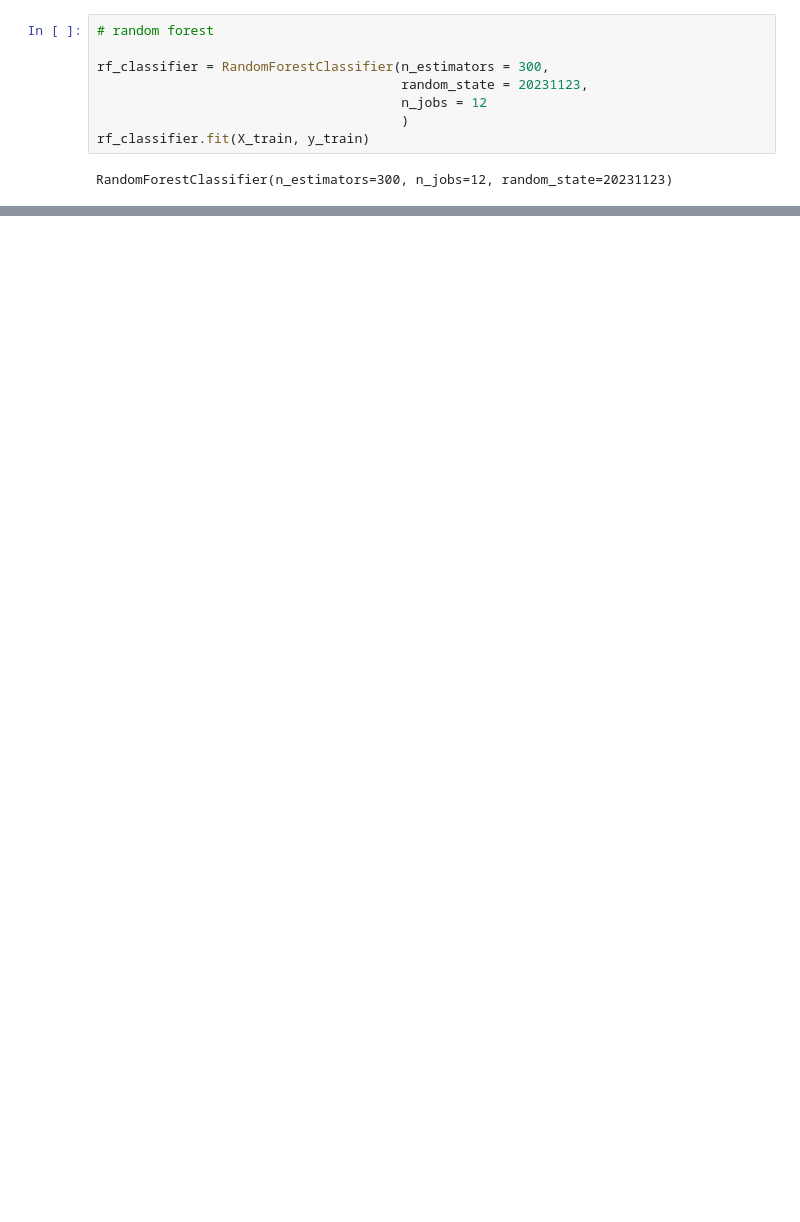
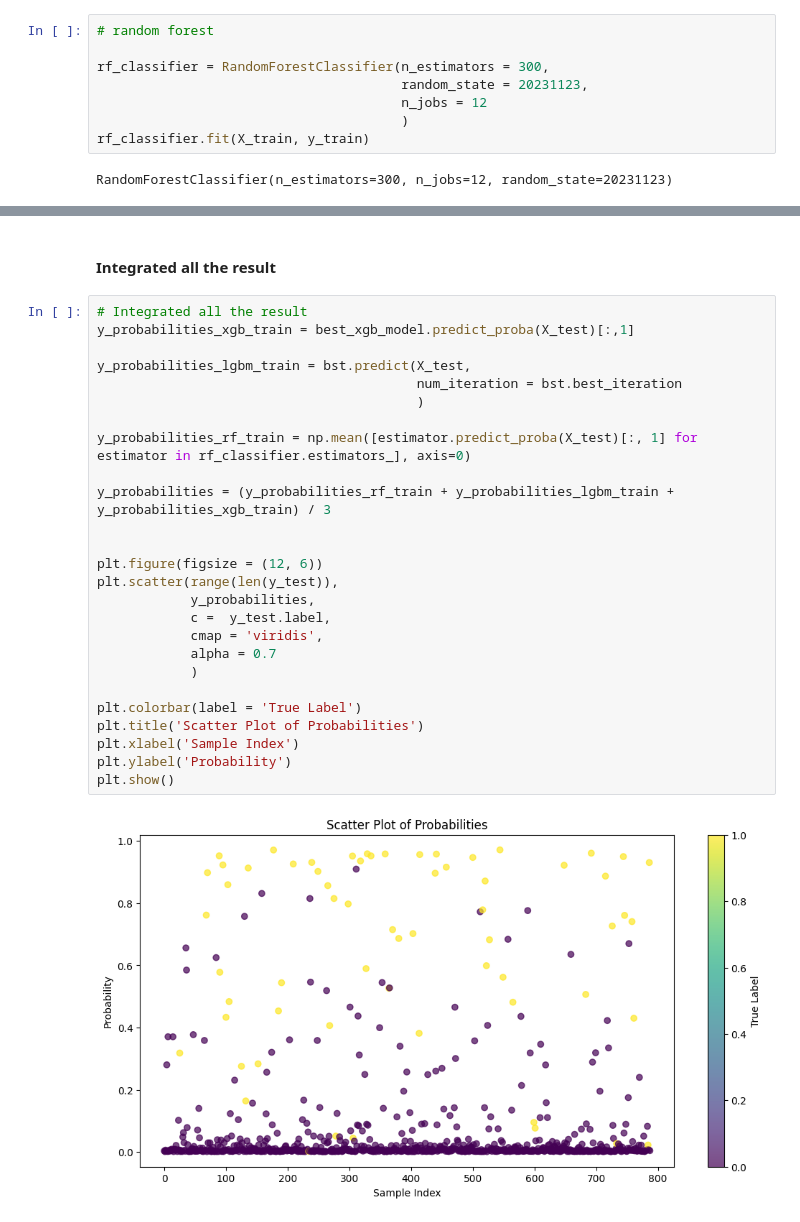
Before and after one commit to jmwu91/ML, a Jupyter notebook: HW/mid/model_building.ipynb, the cells around one changed output, grey strips where cells are left out. Cells and saved outputs as stored; diff of their text form; blank space fills up the shorter version.

```diff
--- a/HW/mid/model_building.ipynb
+++ b/HW/mid/model_building.ipynb
@@ -139,0 +470,30 @@ NameError: name 'X' is not defined
+# %% [markdown]
+#### Integrated all the result
+# %%
+# Integrated all the result
+y_probabilities_xgb_train = best_xgb_model.predict_proba(X_test)[:,1]
+
+y_probabilities_lgbm_train = bst.predict(X_test,
+                                         num_iteration = bst.best_iteration
+                                         )
+
+y_probabilities_rf_train = np.mean([estimator.predict_proba(X_test)[:, 1] for estimator in rf_classifier.estimators_], axis=0)
+
+y_probabilities = (y_probabilities_rf_train + y_probabilities_lgbm_train + y_probabilities_xgb_train) / 3
+
+
+plt.figure(figsize = (12, 6))
+plt.scatter(range(len(y_test)),
+            y_probabilities,
+            c =  y_test.label,
+            cmap = 'viridis',
+            alpha = 0.7
+            )
+
+plt.colorbar(label = 'True Label')
+plt.title('Scatter Plot of Probabilities')
+plt.xlabel('Sample Index')
+plt.ylabel('Probability')
+plt.show()
+# %% [output]
+[figure, added]
```
Also changed, not shown: parts of 26 cells of this notebook, 4 other files.
